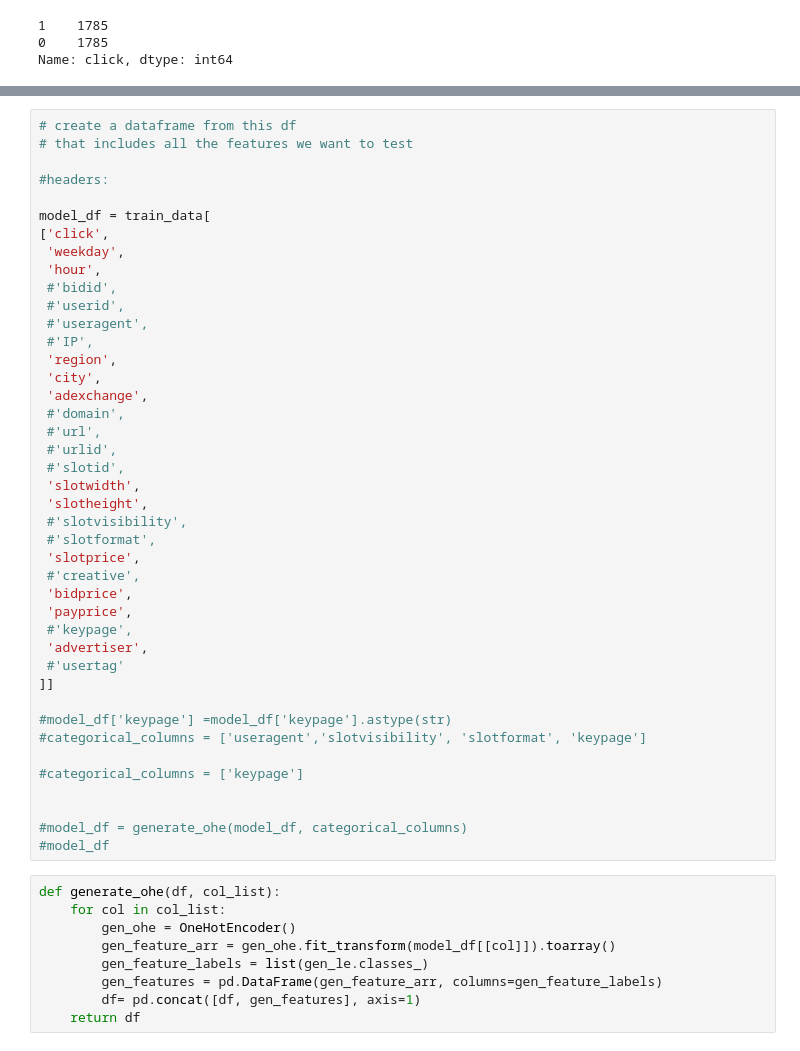
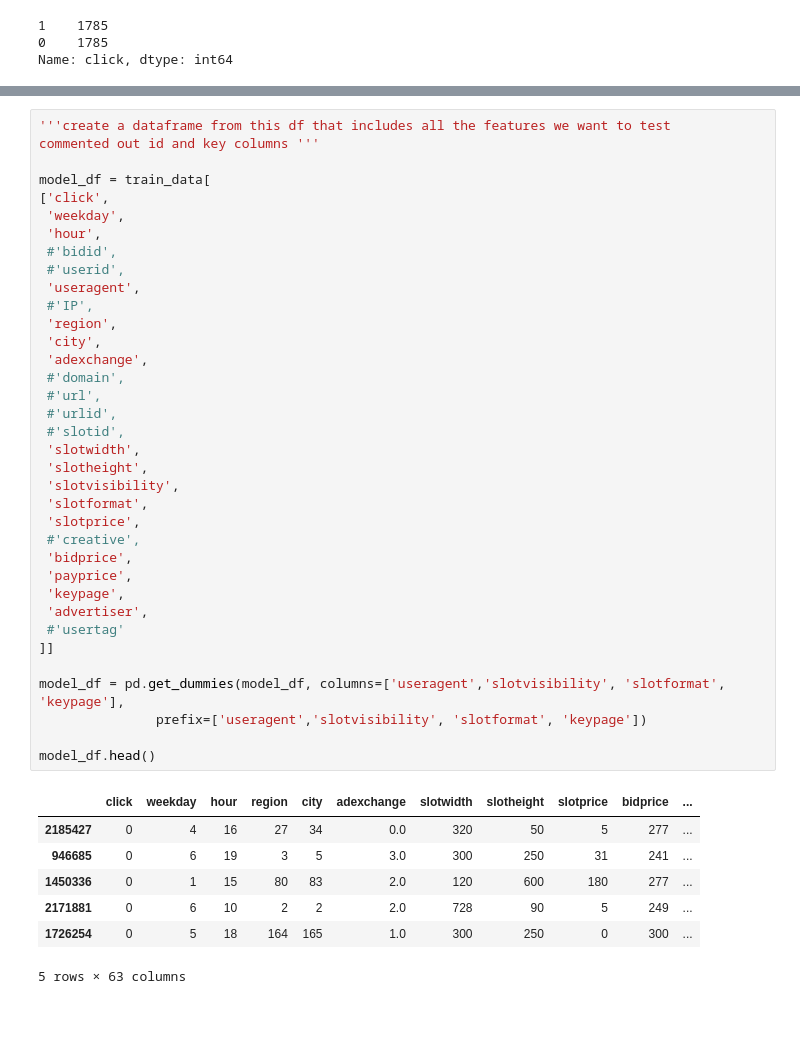
Before and after one commit to joyyikuo/COMP0124, a Jupyter notebook: Linear_Bidding_Strategy.ipynb, the cells around one changed output, grey strips where cells are left out. Cells and saved outputs as stored; diff of their text form; blank space fills up the shorter version.

```diff
--- a/Linear_Bidding_Strategy.ipynb
+++ b/Linear_Bidding_Strategy.ipynb
@@ -196,52 +163,45 @@ plt.show()
 # %%
-# create a dataframe from this df
-# that includes all the features we want to test
-
-#headers:
+'''create a dataframe from this df that includes all the features we want to test
+commented out id and key columns '''
 
 model_df = train_data[
 ['click',
  'weekday',
  'hour',
  #'bidid',
  #'userid',
- #'useragent',
+ 'useragent',
  #'IP',
  'region',
  'city',
  'adexchange',
  #'domain',
  #'url',
  #'urlid',
  #'slotid',
  'slotwidth',
  'slotheight',
- #'slotvisibility',
- #'slotformat',
+ 'slotvisibility',
+ 'slotformat',
  'slotprice',
  #'creative',
  'bidprice',
  'payprice',
- #'keypage',
+ 'keypage',
  'advertiser',
  #'usertag'
 ]]
 
-#model_df['keypage'] =model_df['keypage'].astype(str)
-#categorical_columns = ['useragent','slotvisibility', 'slotformat', 'keypage']
+model_df = pd.get_dummies(model_df, columns=['useragent','slotvisibility', 'slotformat', 'keypage'],
+               prefix=['useragent','slotvisibility', 'slotformat', 'keypage'])
 
-#categorical_columns = ['keypage']
-
-
-#model_df = generate_ohe(model_df, categorical_columns)
-#model_df
+model_df.head()
+# %% [output]
+|  | click | weekday | hour | region | city | adexchange | slotwidth | slotheight | slotprice | bidprice | ... |
+| 2185427 | 0 | 4 | 16 | 27 | 34 | 0.0 | 320 | 50 | 5 | 277 | ... |
+| 946685 | 0 | 6 | 19 | 3 | 5 | 3.0 | 300 | 250 | 31 | 241 | ... |
+| 1450336 | 0 | 1 | 15 | 80 | 83 | 2.0 | 120 | 600 | 180 | 277 | ... |
+| 2171881 | 0 | 6 | 10 | 2 | 2 | 2.0 | 728 | 90 | 5 | 249 | ... |
+| 1726254 | 0 | 5 | 18 | 164 | 165 | 1.0 | 300 | 250 | 0 | 300 | ... |
+5 rows × 63 columns
-# %%
-def generate_ohe(df, col_list):
-    for col in col_list:
-        gen_ohe = OneHotEncoder()
-        gen_feature_arr = gen_ohe.fit_transform(model_df[[col]]).toarray()
-        gen_feature_labels = list(gen_le.classes_)
-        gen_features = pd.DataFrame(gen_feature_arr, columns=gen_feature_labels)
-        df= pd.concat([df, gen_features], axis=1)
-    return df
 # %%
```
Also changed, not shown: parts of 21 cells of this notebook.
